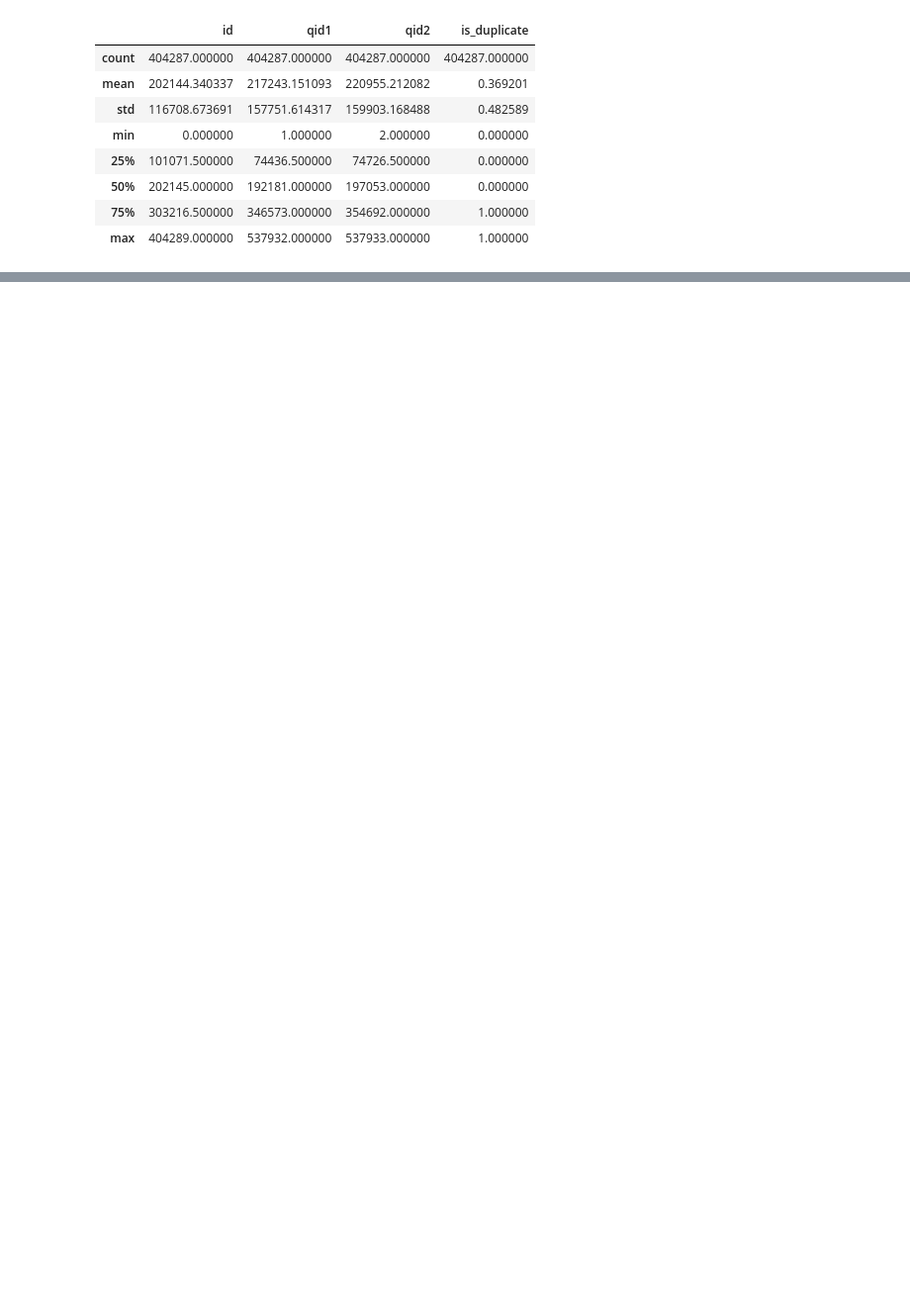
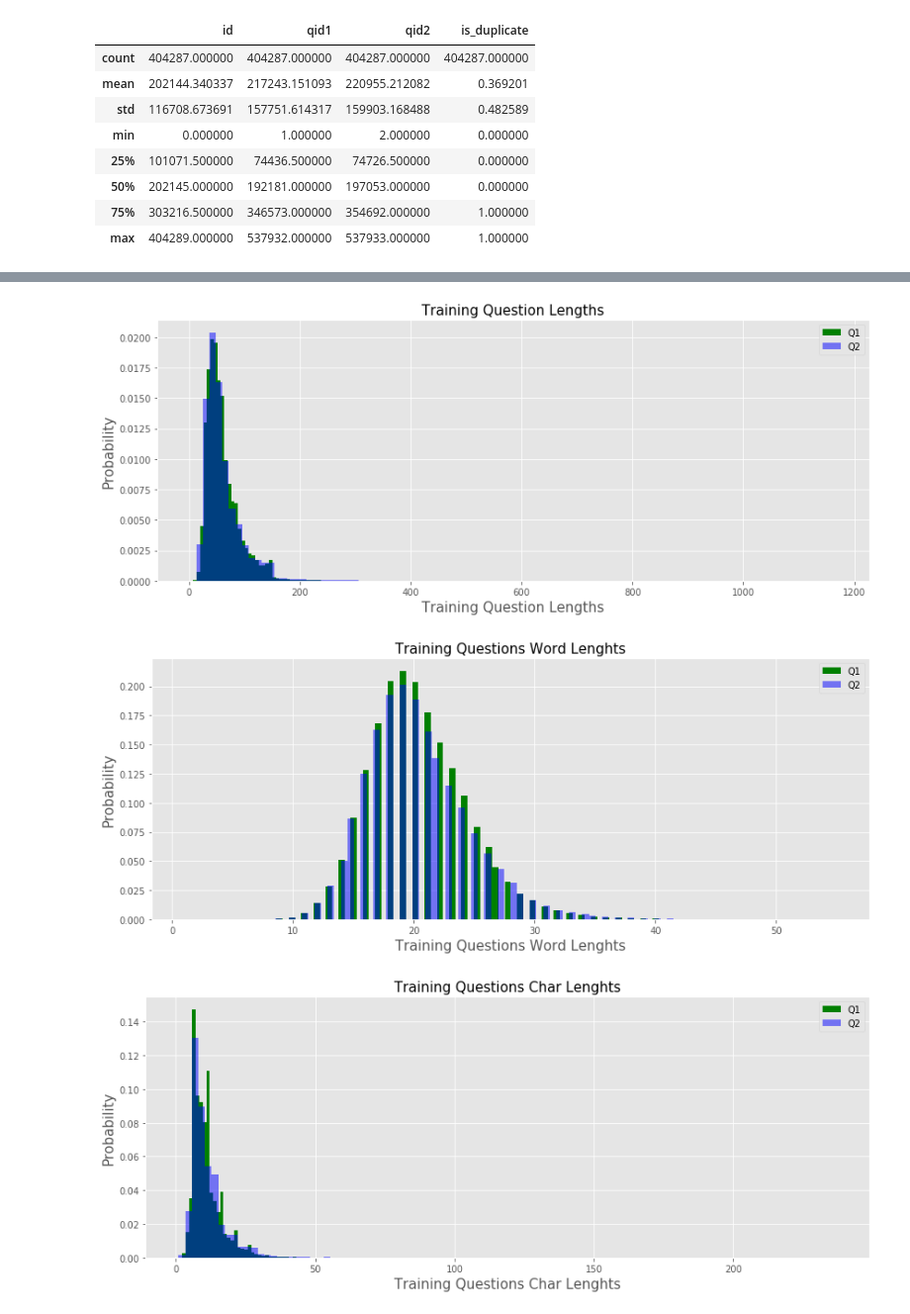
Before and after one commit to EricCanull/QuoraQuestionPairsCapstone, a Jupyter notebook: Quora.ipynb, the cells around one changed output, grey strips where cells are left out. Shown at 99% size. Cells and saved outputs as stored; diff of their text form; code cells hidden in the pictures; blank space fills up the shorter version.

```diff
--- a/Quora.ipynb
+++ b/Quora.ipynb
@@ -143,0 +316,3 @@ histogram(train_df, test_df)
+# %%
+# Create a Word2Vec wmd distance column in train dataframe
+train_df['wmd'] = train_df.apply(lambda x: wmd(x['question1'], x['question2']), axis=1)
@@ -143,0 +688,9 @@ histogram(train_df, test_df)
+# %%
+histogram("Training Question Lengths", train_df['len_q1'], train_df['len_q2'])
+histogram("Training Questions Word Lenghts", train_df['len_char_q1'], train_df['len_char_q2'])
+histogram("Training Questions Char Lenghts", train_df['len_word_q1'], train_df['len_word_q2'])
+histogram("Training Questions Skew", train_df['skew_q1vec'], train_df['skew_q2vec'])
+# %% [output]
+[figure, added]
+[figure, added]
+[figure, added]
```
Also changed, not shown: parts of 47 cells of this notebook, 5 other files.
